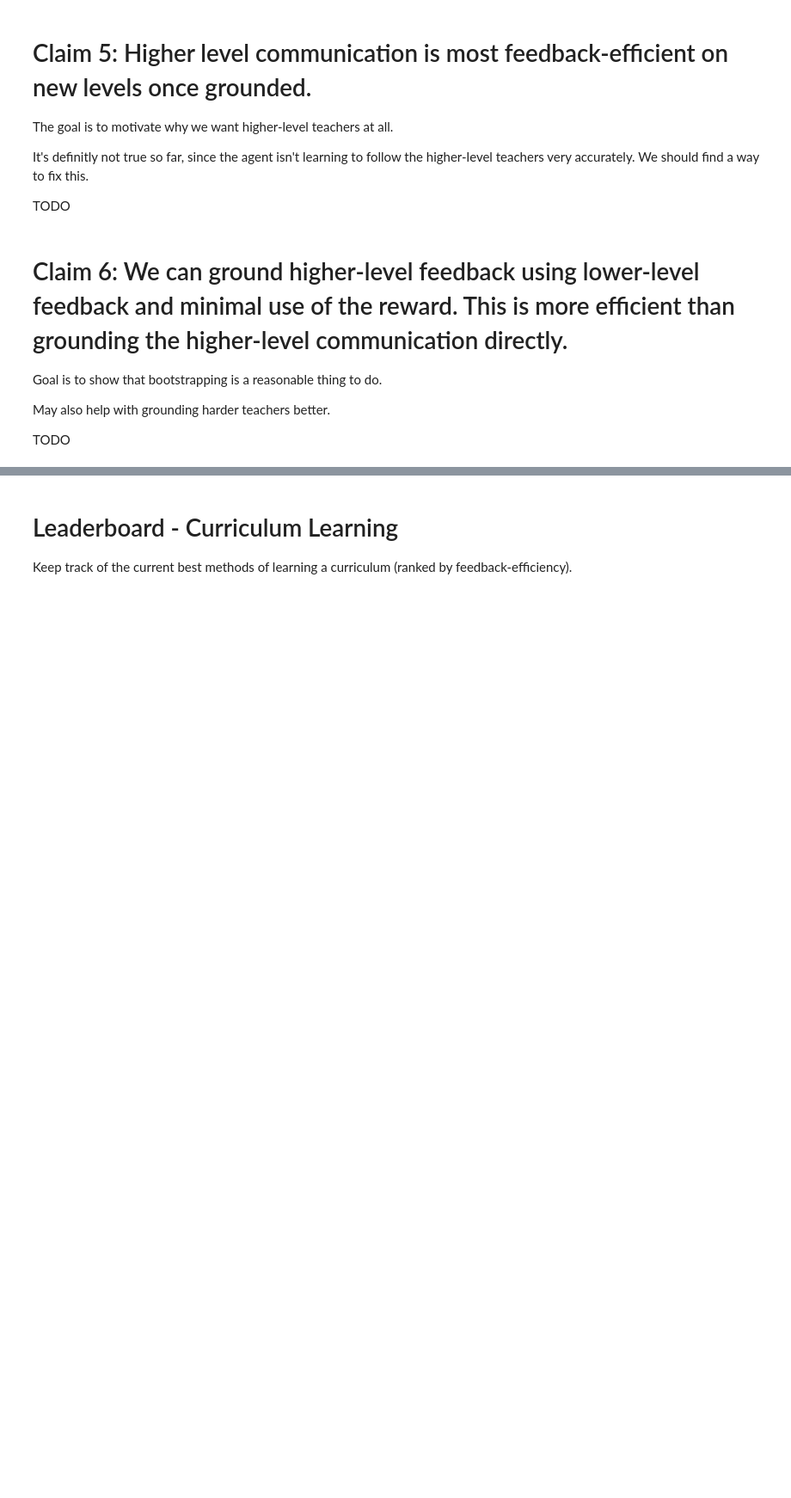
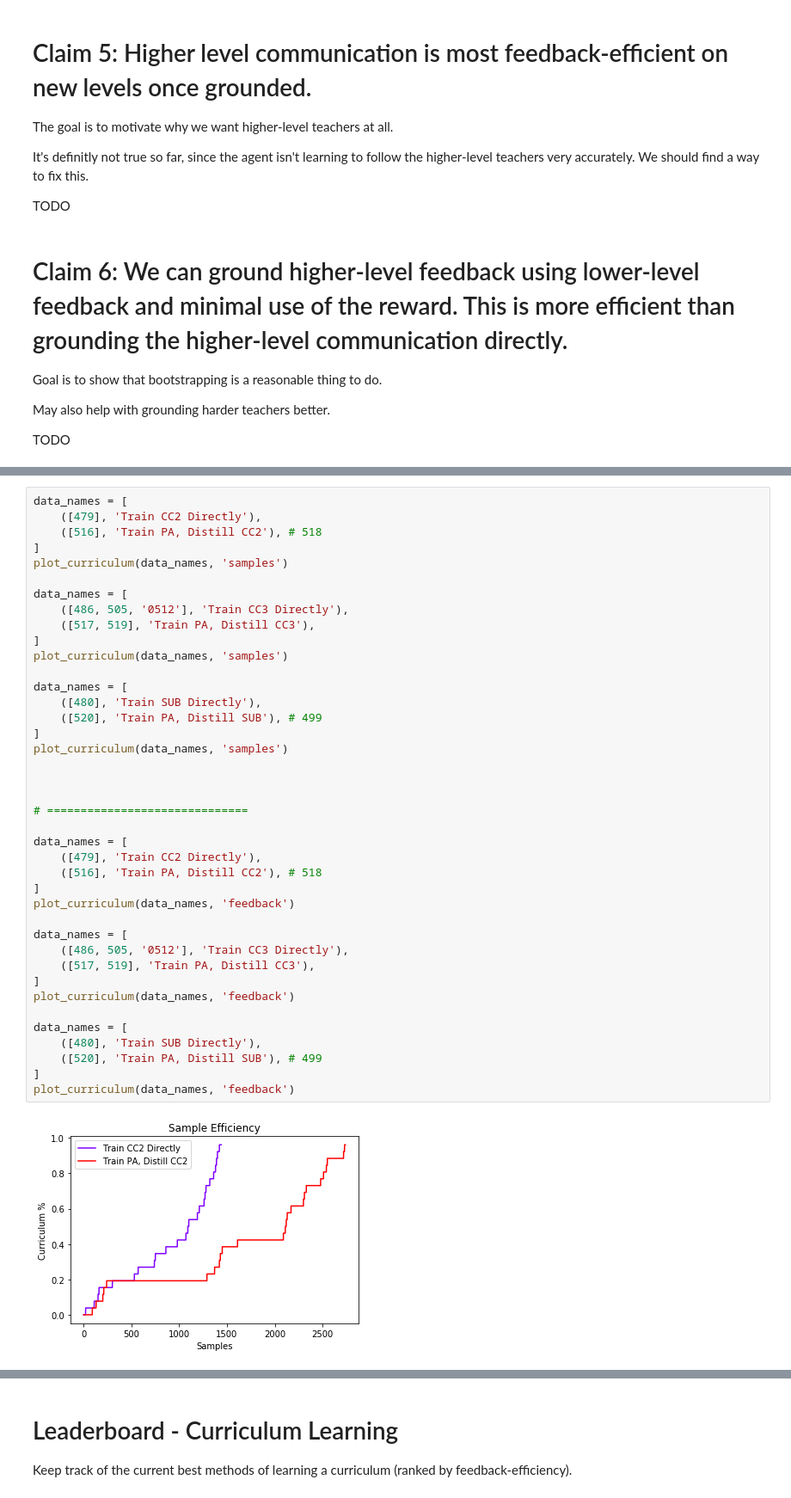
Before and after one commit to rll-research/teachable, a Jupyter notebook: Plots.ipynb, the cells around one changed output, grey strips where cells are left out. Shown: that part at 86% size. Saved outputs shown, nothing was run; the diff lists cells and outputs as text; blank space fills up the shorter version.

```diff
--- a/Plots.ipynb
+++ b/Plots.ipynb
@@ -256,0 +295,42 @@ TODO
+# %%
+data_names = [
+    ([479], 'Train CC2 Directly'),
+    ([516], 'Train PA, Distill CC2'), # 518
+]
+plot_curriculum(data_names, 'samples')
+
+data_names = [
+    ([486, 505, '0512'], 'Train CC3 Directly'),
+    ([517, 519], 'Train PA, Distill CC3'),
+]
+plot_curriculum(data_names, 'samples')
+
+data_names = [
+    ([480], 'Train SUB Directly'),
+    ([520], 'Train PA, Distill SUB'), # 499
+]
+plot_curriculum(data_names, 'samples')
+
+
+
+# ==============================
+
+data_names = [
+    ([479], 'Train CC2 Directly'),
+    ([516], 'Train PA, Distill CC2'), # 518
+]
+plot_curriculum(data_names, 'feedback')
+
+data_names = [
+    ([486, 505, '0512'], 'Train CC3 Directly'),
+    ([517, 519], 'Train PA, Distill CC3'),
+]
+plot_curriculum(data_names, 'feedback')
+
+data_names = [
+    ([480], 'Train SUB Directly'),
+    ([520], 'Train PA, Distill SUB'), # 499
+]
+plot_curriculum(data_names, 'feedback')
+# %% [output]
+[figure, added]
```
Also changed, not shown: parts of 9 cells of this notebook.
